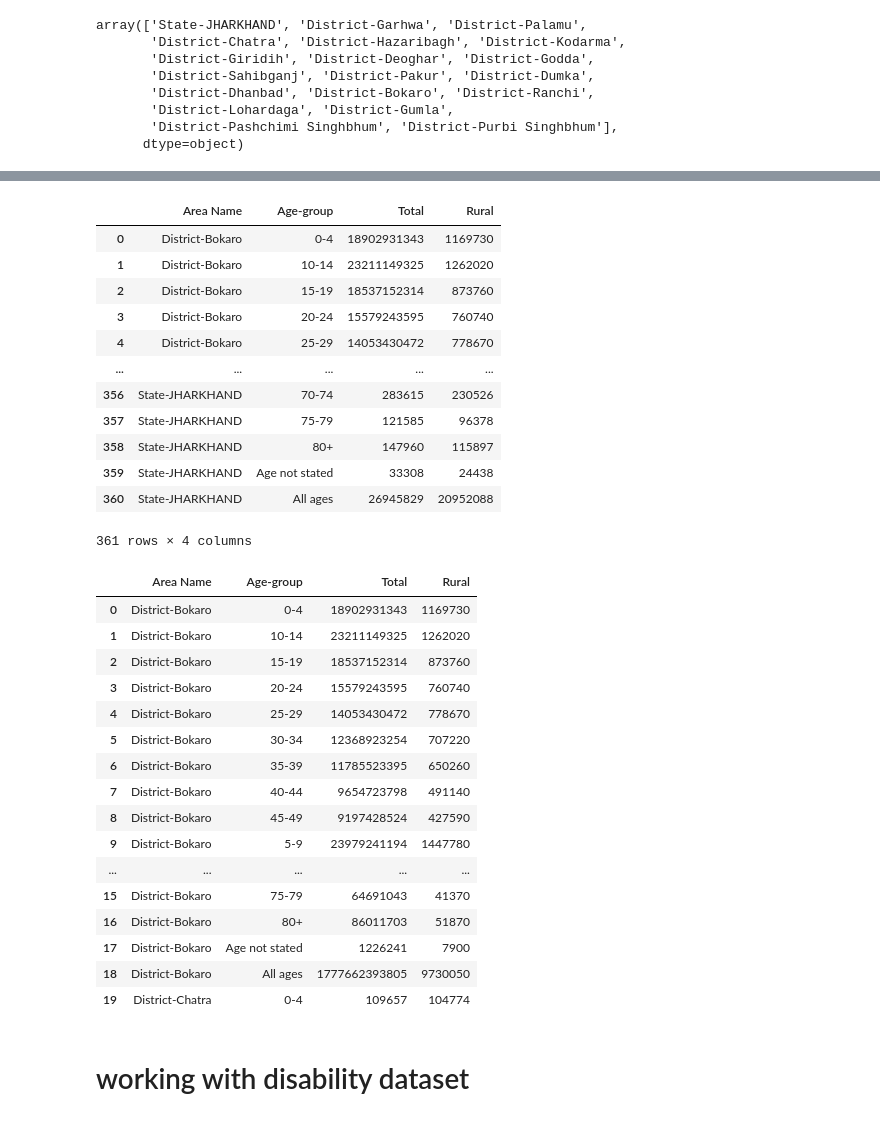
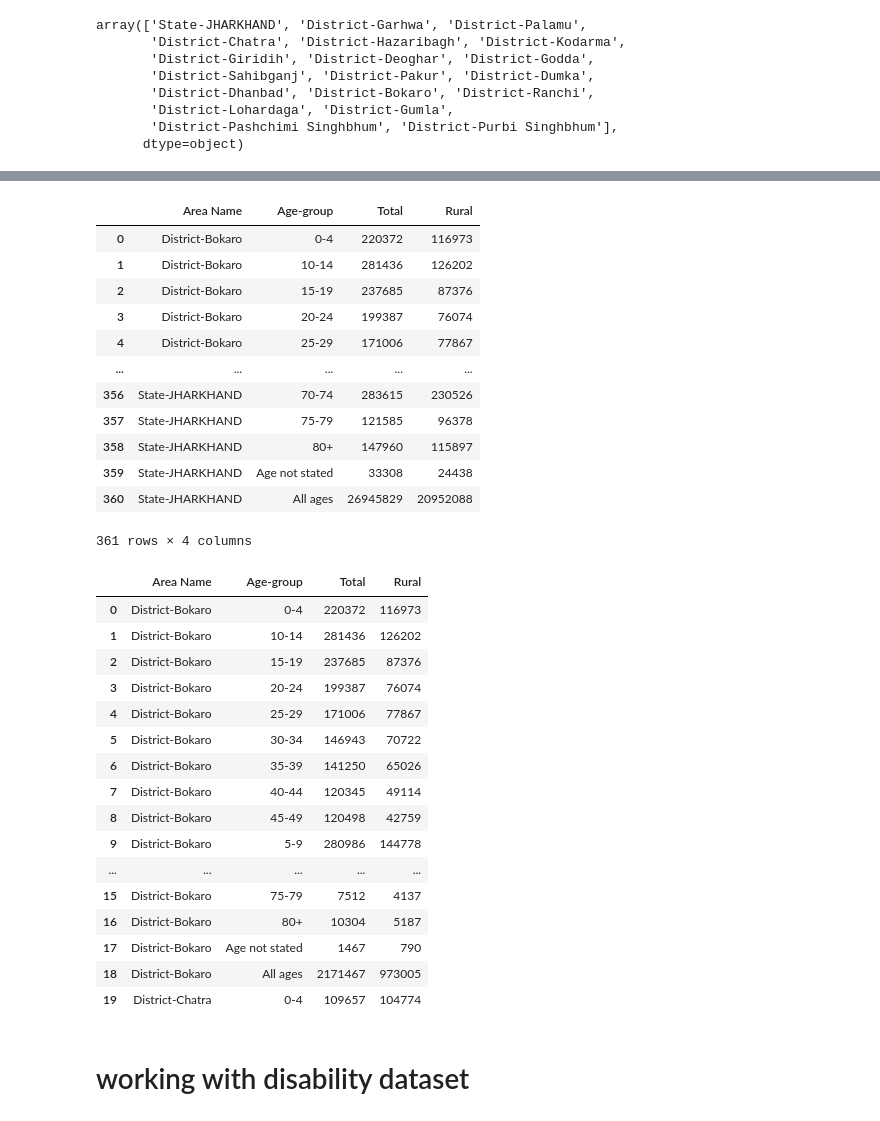
Before and after one commit to abhi-ram-M/jharkand-nuclear-radiation, a Jupyter notebook: main__.ipynb, the cells around one changed output, grey strips where cells are left out. Saved outputs shown, nothing was run; the diff lists cells and outputs as text; code cells hidden in the pictures.

```diff
--- a/main__.ipynb
+++ b/main__.ipynb
@@ -161,13 +181,15 @@ Index(['Area Name', 'Age-group', 'Total ', 'Rural'], dtype='object')
 # %%
-nu_df = nu_df.groupby(['Area Name', 'Age-group'], as_index=False)[['Total ','Rural']].sum()
+nu_df['Total '] = pd.to_numeric(nu_df['Total '], errors='coerce')
+nu_df['Rural'] = pd.to_numeric(nu_df['Rural'], errors='coerce')
+nu_df = nu_df.groupby(['Area Name', 'Age-group'], as_index=False)[['Total ', 'Rural']].sum()
 nu_df
 # %% [output]
 |  | Area Name | Age-group | Total | Rural |
-| 0 | District-Bokaro | 0-4 | 18902931343 | 1169730 |
-| 1 | District-Bokaro | 10-14 | 23211149325 | 1262020 |
-| 2 | District-Bokaro | 15-19 | 18537152314 | 873760 |
-| 3 | District-Bokaro | 20-24 | 15579243595 | 760740 |
-| 4 | District-Bokaro | 25-29 | 14053430472 | 778670 |
+| 0 | District-Bokaro | 0-4 | 220372 | 116973 |
+| 1 | District-Bokaro | 10-14 | 281436 | 126202 |
+| 2 | District-Bokaro | 15-19 | 237685 | 87376 |
+| 3 | District-Bokaro | 20-24 | 199387 | 76074 |
+| 4 | District-Bokaro | 25-29 | 171006 | 77867 |
 | ... | ... | ... | ... | ... |
 | 356 | State-JHARKHAND | 70-74 | 283615 | 230526 |
 | 357 | State-JHARKHAND | 75-79 | 121585 | 96378 |
@@ -179,21 +201,21 @@ nu_df
 nu_df.head(20)
 # %% [output]
 |  | Area Name | Age-group | Total | Rural |
-| 0 | District-Bokaro | 0-4 | 18902931343 | 1169730 |
-| 1 | District-Bokaro | 10-14 | 23211149325 | 1262020 |
-| 2 | District-Bokaro | 15-19 | 18537152314 | 873760 |
-| 3 | District-Bokaro | 20-24 | 15579243595 | 760740 |
-| 4 | District-Bokaro | 25-29 | 14053430472 | 778670 |
-| 5 | District-Bokaro | 30-34 | 12368923254 | 707220 |
-| 6 | District-Bokaro | 35-39 | 11785523395 | 650260 |
-| 7 | District-Bokaro | 40-44 | 9654723798 | 491140 |
-| 8 | District-Bokaro | 45-49 | 9197428524 | 427590 |
-| 9 | District-Bokaro | 5-9 | 23979241194 | 1447780 |
+| 0 | District-Bokaro | 0-4 | 220372 | 116973 |
+| 1 | District-Bokaro | 10-14 | 281436 | 126202 |
+| 2 | District-Bokaro | 15-19 | 237685 | 87376 |
+| 3 | District-Bokaro | 20-24 | 199387 | 76074 |
+| 4 | District-Bokaro | 25-29 | 171006 | 77867 |
+| 5 | District-Bokaro | 30-34 | 146943 | 70722 |
+| 6 | District-Bokaro | 35-39 | 141250 | 65026 |
+| 7 | District-Bokaro | 40-44 | 120345 | 49114 |
+| 8 | District-Bokaro | 45-49 | 120498 | 42759 |
+| 9 | District-Bokaro | 5-9 | 280986 | 144778 |
 | ... | ... | ... | ... | ... |
-| 15 | District-Bokaro | 75-79 | 64691043 | 41370 |
-| 16 | District-Bokaro | 80+ | 86011703 | 51870 |
-| 17 | District-Bokaro | Age not stated | 1226241 | 7900 |
-| 18 | District-Bokaro | All ages | 1777662393805 | 9730050 |
+| 15 | District-Bokaro | 75-79 | 7512 | 4137 |
+| 16 | District-Bokaro | 80+ | 10304 | 5187 |
+| 17 | District-Bokaro | Age not stated | 1467 | 790 |
+| 18 | District-Bokaro | All ages | 2171467 | 973005 |
 | 19 | District-Chatra | 0-4 | 109657 | 104774 |
 # %% [markdown]
 # working with disability dataset
```
Also changed, not shown: parts of 13 cells of this notebook.
